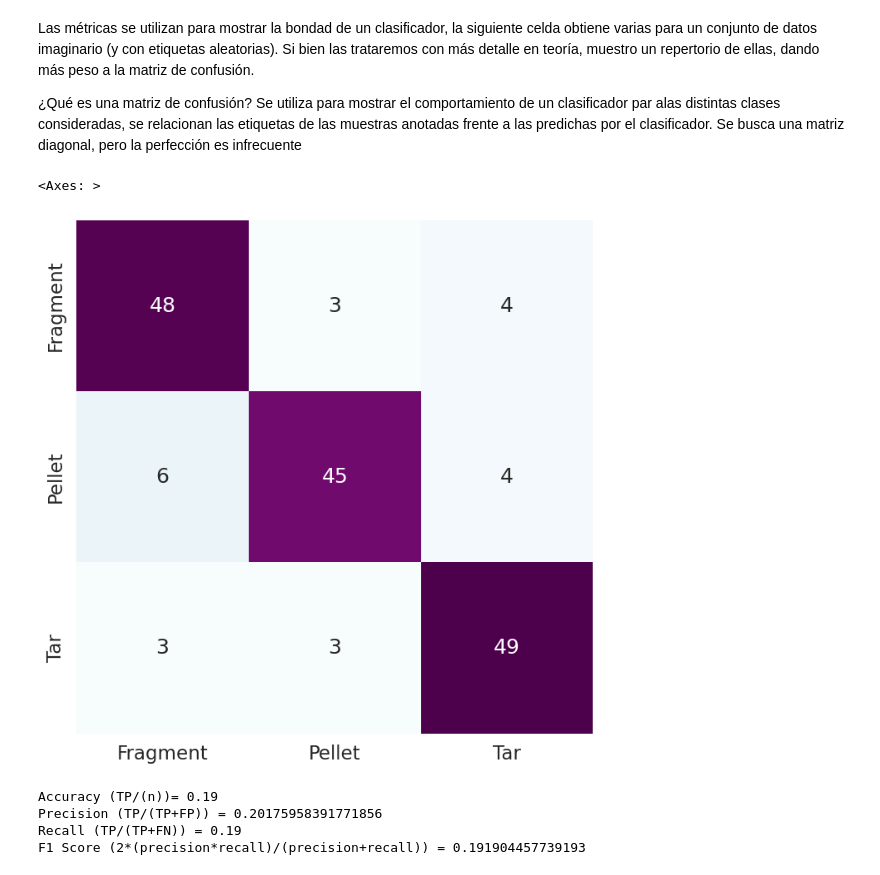
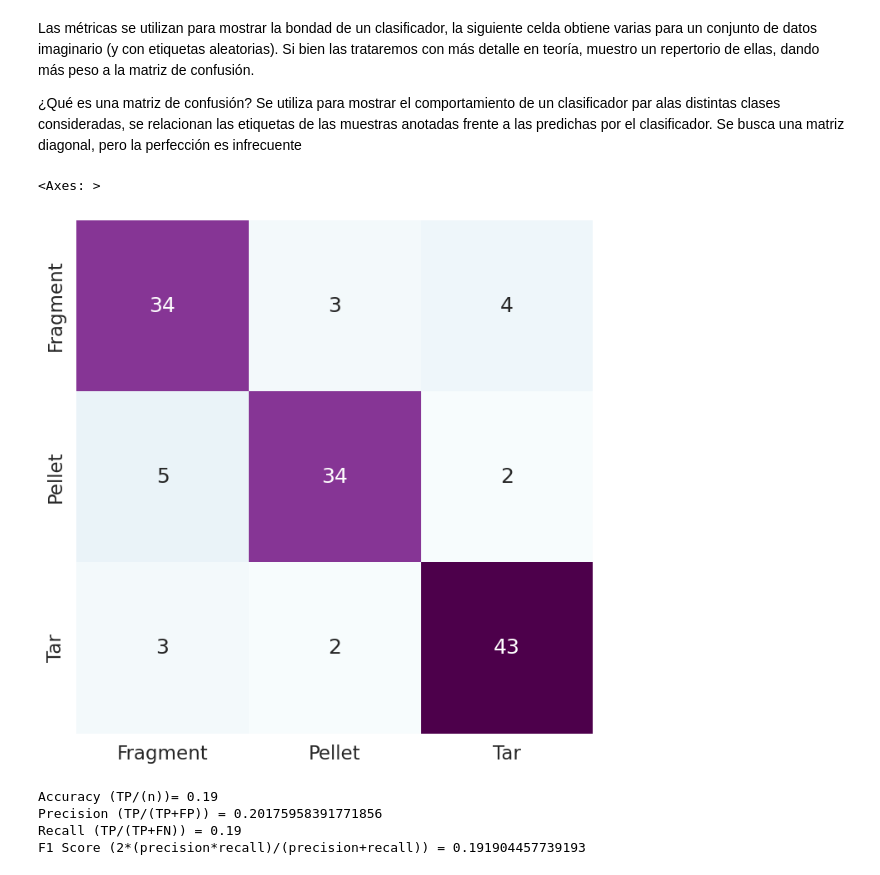
Before and after one commit to AlejandroOrtegaG/VC, a Jupyter notebook: P3/VC_P3.ipynb, the cells around one changed output. Drawn from its saved outputs; the diff is of its cells as text; code cells hidden in the pictures.

```diff
--- a/P3/VC_P3.ipynb
+++ b/P3/VC_P3.ipynb
@@ -197,92 +197,82 @@ def isBlack(color):
 
     return np.all(mask == 255)
 
-def countContours(image, orig):
-    contours,null = cv2.findContours(image, cv2.RETR_EXTERNAL, cv2.CHAIN_APPROX_SIMPLE)
+def countContours(image):
+    row = [1000, 2800]
+    column = [750, 4000]
+    umbral = 100
+
+    image = image[row[0]:row[1], column[0]:column[1]]
+    imgg = cv2.cvtColor(image, cv2.COLOR_BGR2GRAY)
+
+    null,img_th = cv2.threshold(imgg, umbral, 255, cv2.THRESH_BINARY_INV)
+
+    contours,null = cv2.findContours(img_th, cv2.RETR_EXTERNAL, cv2.CHAIN_APPROX_SIMPLE)
     fragments = 0
     pellets = 0
     tar = 0
+
+    #img = np.zeros(image.shape)
 
     for contour in contours:
         area = cv2.contourArea(contour)
         if area <= 40:
             continue
 
-        perimetro = cv2.arcLength(contour, True)
-        null,null,w,h = cv2.boundingRect(contour)
         circ = cv2.minEnclosingCircle(contour)
-        elipse = cv2.fitEllipse(contour)
+        circArea = math.pi * circ[1]**2
 
-        mask = np.zeros(image.shape, np.uint8)
+        mask = np.zeros(img_th.shape, np.uint8)
         cv2.drawContours(mask, [contour], -1, 255, -1)
-
-        compacity = perimetro**2 / area
-        circArea = math.pi * circ[1]**2
-        color = cv2.mean(orig,mask = mask)
+        color = cv2.mean(image,mask = mask)
 
         #if compacity < 16 and np.isclose((elipse[1][0]/elipse[1][1]), 1, rtol=0.5):
         if isBlack(color):
             tar += 1
-        elif np.isclose(circArea, area, rtol=0.5) and compacity < 18:
+        elif np.isclose(circArea, area, rtol=0.5):
             pellets+=1
-        else:# (area/(w*h)) < 0.7 and (elipse[1][0]/elipse[1][1] < 0.6):
+        else: #if (area/(w*h)) < 0.7 and (elipse[1][0]/elipse[1][1] < 0.6):
             fragments+=1
 
+        #cv2.drawContours(img, [contour], -1, (255,255,255), -1)
+
+    #plt.figure()
+    #plt.axis("off")
+    #plt.imshow(img)
     return [fragments, pellets, tar]
 
 import seaborn as sns
 from sklearn.metrics import (
     confusion_matrix,
     accuracy_score,
     precision_score,
     recall_score,
     f1_score
 )
 
 # Se cargan las tres imágenes: fragmentos, pellets y alquitrán
 fragment = cv2.imread('fragment-03-olympus-10-01-2020.JPG')
 pellet = cv2.imread('pellet-03-olympus-10-01-2020.JPG')
 tar = cv2.imread('tar-03-olympus-10-01-2020.JPG')
 
-# Recortar las imágenes para evitar las sombras que aparecen
-row = [100, 2800]
-column = [750, 4000]
-
-# Recortar las imágenes para evitar problemas con las sombras de las imágenes
-fragment = fragment[row[0]:row[1], column[0]:column[1]]
-pellet = pellet[row[0]:row[1], column[0]:column[1]]
-tar = tar[row[0]:row[1], column[0]:column[1]]
-
-fragment_gray = cv2.cvtColor(fragment, cv2.COLOR_BGR2GRAY)
-pellet_gray = cv2.cvtColor(pellet, cv2.COLOR_BGR2GRAY)
-tar_gray = cv2.cvtColor(tar, cv2.COLOR_BGR2GRAY)
-
-umbral = 100
-
-null,fragment_th = cv2.threshold(fragment_gray, umbral, 255, cv2.THRESH_BINARY_INV);
-null,pellet_th = cv2.threshold(pellet_gray, umbral, 255, cv2.THRESH_BINARY_INV);
-null,tar_th = cv2.threshold(tar_gray, umbral, 255, cv2.THRESH_BINARY_INV);
-
-
-
-total_fragments, total_pellets, total_tar = countContours(fragment_th, fragment), countContours(pellet_th, pellet), countContours(tar_th, tar)
+total_fragments, total_pellets, total_tar = countContours(fragment), countContours(pellet), countContours(tar)
 
 conf_matrix = np.array([total_fragments, total_pellets, total_tar])
 
 plt.figure(figsize=(8,8))
 sns.set(font_scale = 1.5)
 
 sns.heatmap(
         conf_matrix,
         annot=True,
         fmt='d',
         cbar=False,
         cmap='BuPu',
         xticklabels=['Fragment', 'Pellet', 'Tar'],
         yticklabels=['Fragment', 'Pellet', 'Tar'])
 # %% [output]
 <Axes: >
-[figure, old version]
+[figure, new version]
 # %%
 
 import random
```
Also changed, not shown: 1 other file.
